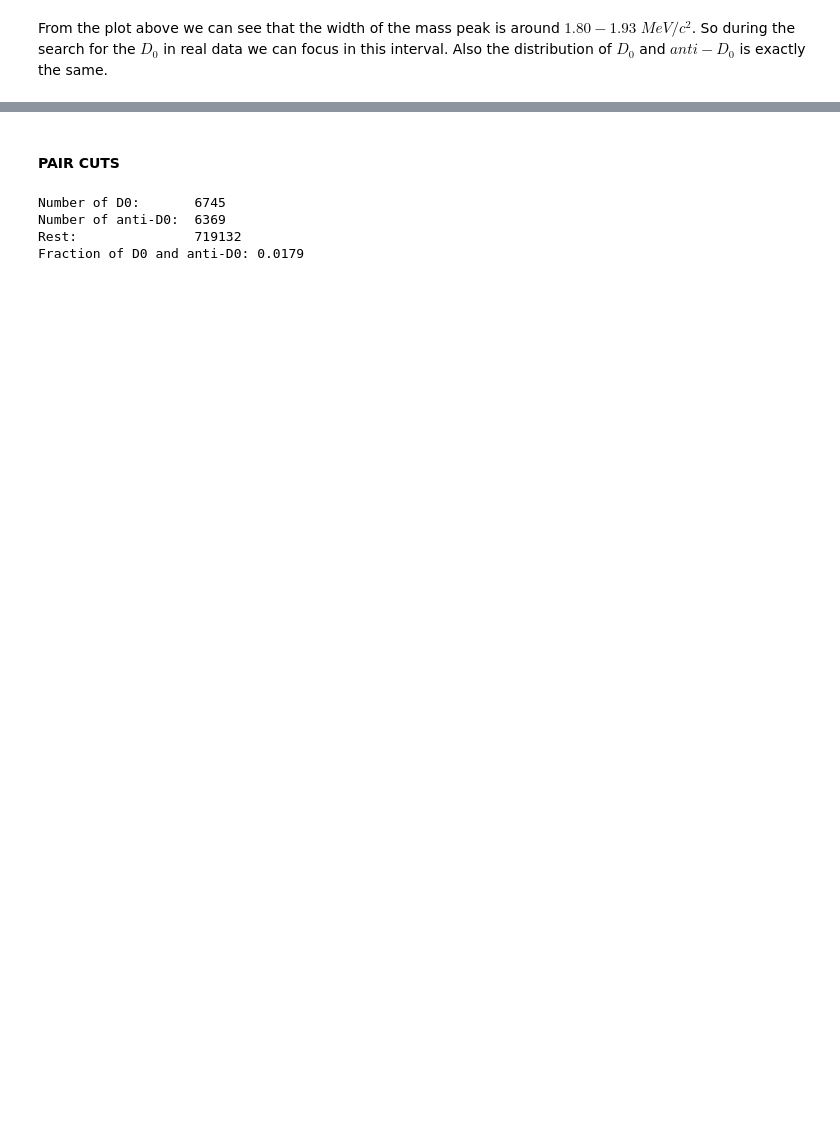
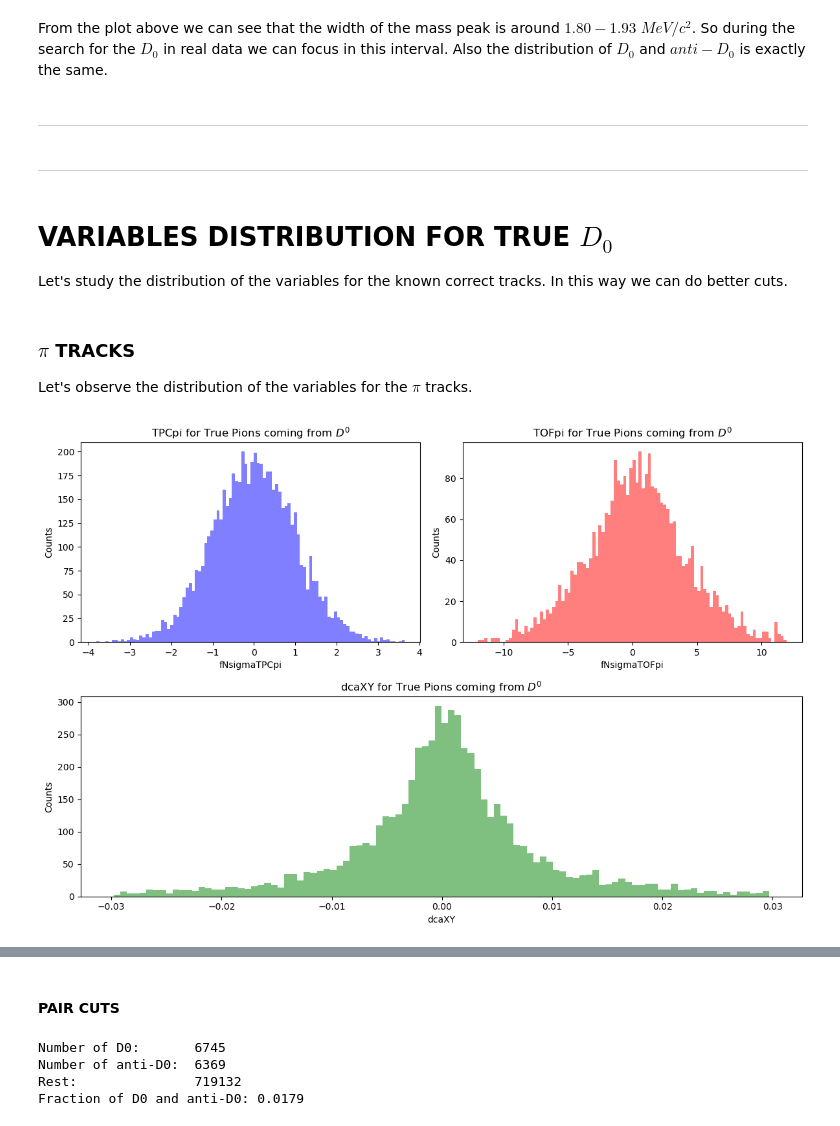
Before and after one commit to LeoPi314/LCPB_Project, a Jupyter notebook: MC_cut_analysis.ipynb, the cells around one changed output, grey strips where cells are left out. Cells and saved outputs as stored; diff of their text form; code cells hidden in the pictures; blank space fills up the shorter version.

```diff
--- a/MC_cut_analysis.ipynb
+++ b/MC_cut_analysis.ipynb
@@ -255,3 +235,57 @@ plt.show()
 # %% [markdown]
 From the plot above we can see that the width of the mass peak is around $1.80-1.93$ $MeV/c^2$. So during the search for the $D_0$ in real data we can focus in this interval.
 Also the distribution of $D_0$ and $anti-D_0$ is exactly the same.
+# %% [markdown]
+---
+# %% [markdown]
+---
+# %% [markdown]
+# VARIABLES DISTRIBUTION FOR TRUE $D_0$
+Let's study the distribution of the variables for the known correct tracks. In this way we can do better cuts.
+# %% [markdown]
+### $\pi$ TRACKS
+Let's observe the distribution of the variables for the $\pi$ tracks.
+# %%
+N_BINS = 100
+
+# Layout con due colonne
+zones = [
+    ["tpcpi", "tofpi"],
+    ["dcaxy","dcaxy"]
+]
+
+# Creazione della figura usando subplot_mosaic
+fig, axes = plt.subplot_mosaic(
+    zones,
+    figsize=(12, 8)
+)
+
+# --- Plot TPCpi ---
+data = final_results.loc[mask_true_d0, 'pos_TPCpi'].values
+axes["tpcpi"].hist(data, bins=N_BINS, color="blue", alpha=0.5, label="D^0")
+axes["tpcpi"].set_title("TPCpi for True Pions coming from $D^0$")
+axes["tpcpi"].set_xlabel("fNsigmaTPCpi")
+axes["tpcpi"].set_ylabel("Counts")
+
+# --- Plot TOFpi con filtro (-12, 12) ---
+data = final_results.loc[mask_true_d0, 'pos_TOFpi'].values
+data = data[(data > -12) & (data < 12)]
+axes["tofpi"].hist(data, bins=N_BINS, color="red", alpha=0.5, label="D^0")
+axes["tofpi"].set_title("TOFpi for True Pions coming from $D^0$")
+axes["tofpi"].set_xlabel("fNsigmaTOFpi")
+axes["tofpi"].set_ylabel("Counts")
+
+# --- Plot dcaXY ---
+data = final_results.loc[mask_true_d0, 'pos_fDcaXY'].values
+data = data[(data > -0.03) & (data < 0.03)]
+axes["dcaxy"].hist(data, bins=N_BINS, color="green", alpha=0.5, label=f"D^0")
+axes["dcaxy"].set_title("dcaXY for True Pions coming from $D^0$")
+axes["dcaxy"].set_xlabel("dcaXY")
+axes["dcaxy"].set_ylabel("Counts")
+
+plt.tight_layout()
+plt.show()
+
+del data
+# %% [output]
+[figure, added]
```
Also changed, not shown: parts of 14 cells of this notebook.
